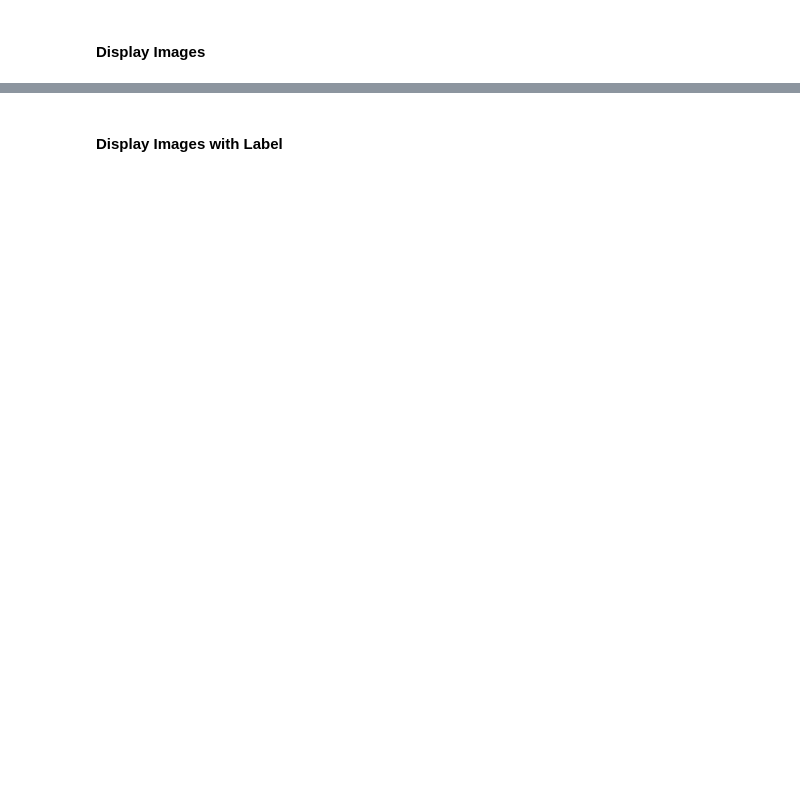
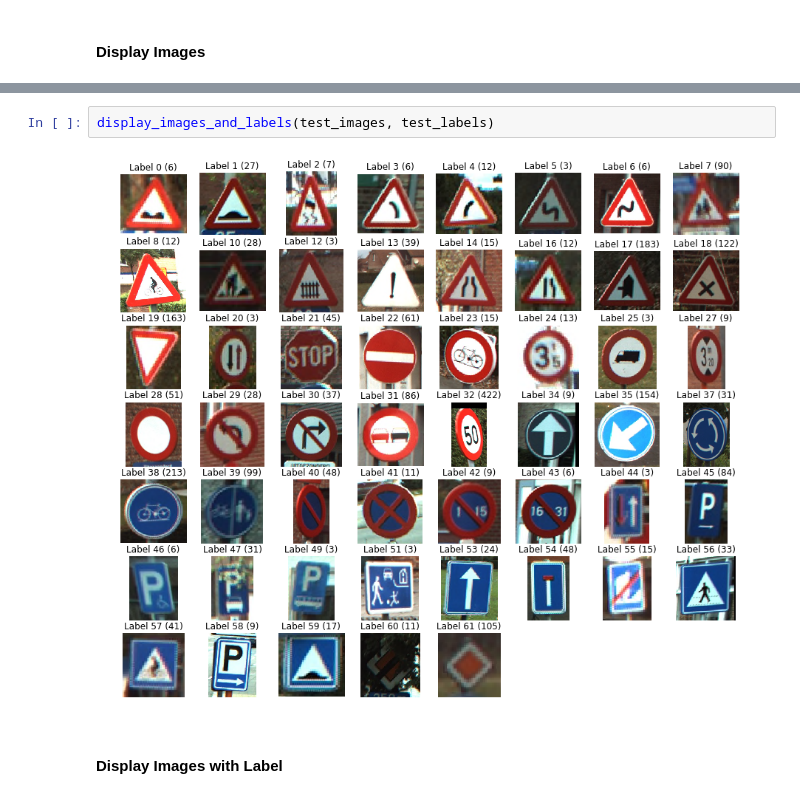
Before and after one commit to ski-net/dl_study_with_gluon, a Jupyter notebook: Convolution/Traffic Sign.ipynb, the cells around one changed output, grey strips where cells are left out. Drawn from its saved outputs; the diff is of its cells as text; blank space fills up the shorter version.

```diff
--- a/Convolution/Traffic Sign.ipynb
+++ b/Convolution/Traffic Sign.ipynb
@@ -92,4 +96,8 @@ display_images_and_labels(images, labels)
 # %% [output]
 [figure]
+# %%
+display_images_and_labels(test_images, test_labels)
+# %% [output]
+[figure, added]
 # %% [markdown]
 #### **Display Images with Label**
```
Also changed, not shown: parts of 53 cells of this notebook, 10 other files.
